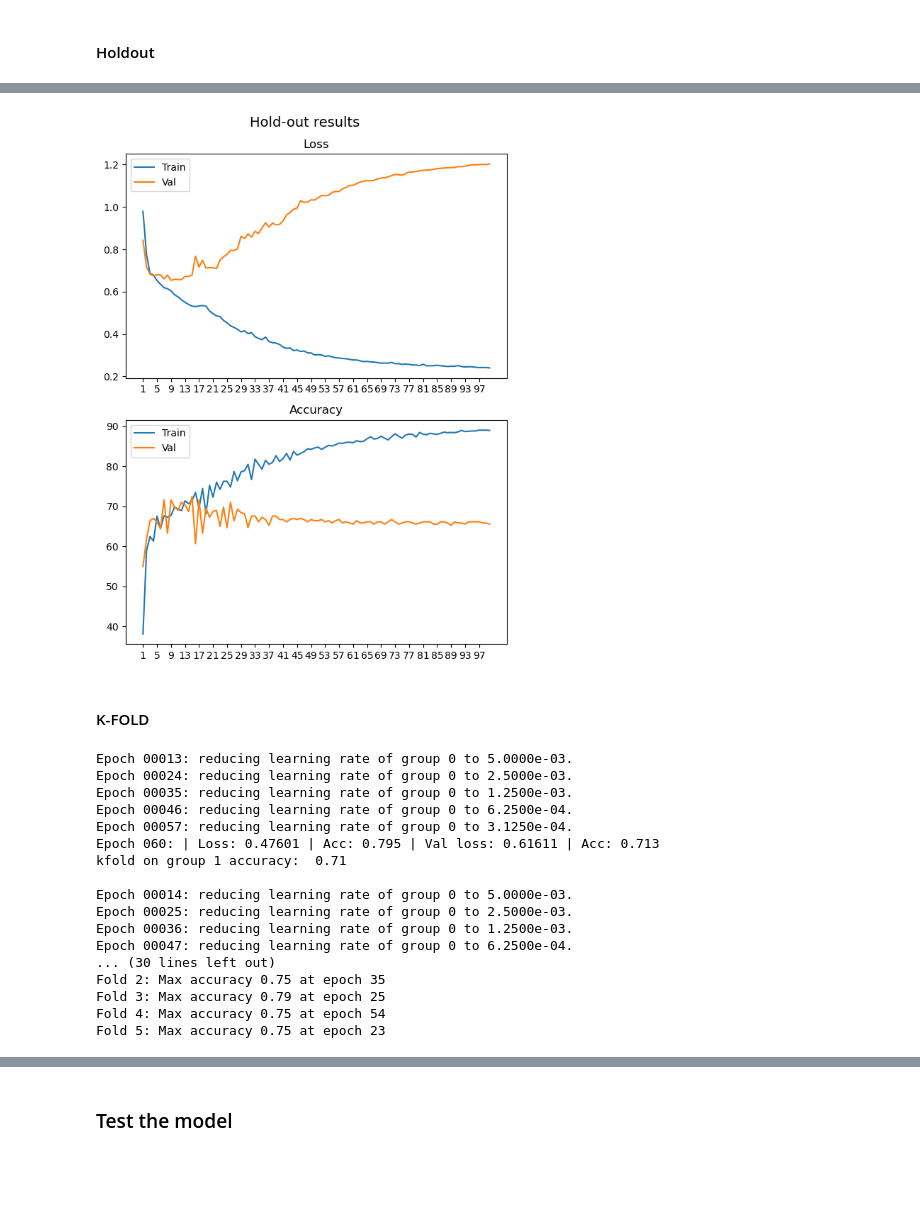
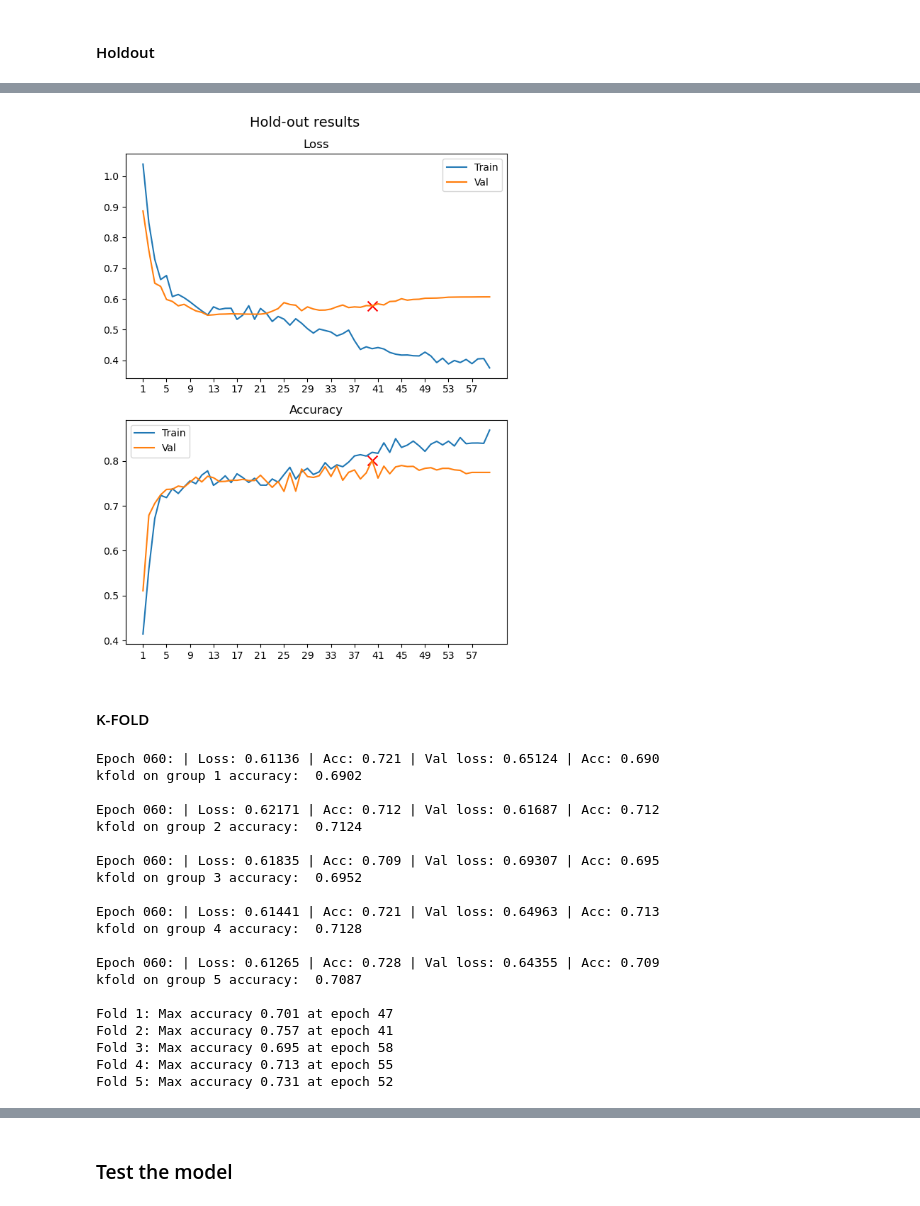
Before and after one commit to Valendrew/counterfactual-explanations, a Jupyter notebook: model_optimization.ipynb, the cells around one changed output, grey strips where cells are left out. Drawn from its saved outputs; the diff is of its cells as text; code cells hidden in the pictures; blank space fills up the shorter version.

Commit message:
new preprocessing and model

```diff
--- a/model_optimization.ipynb
+++ b/model_optimization.ipynb
@@ -126,19 +127,20 @@ X_val: (305, 17), y_val: (305,)
 import torch
 import torchsummary
 # %%
-EPOCHS = 50
-BATCH_SIZE = 1024
-LR = 0.01
+EPOCHS = 60
+BATCH_SIZE = 512
+LR = 0.005
 N_SPLITS = 5
+DROPOUT_RATE = 0.3
 
 device = torch.device("cuda:0" if torch.cuda.is_available() else "cpu")
 print(f"Device: {device}")
 
 num_features = X_train_val.shape[1]
 num_class = len(np.unique(y_train_val))
-hidden_layers = [128, 128, 128, 128]
+hidden_layers = [128, 128, 128]
 
-nn_model = util_models.NNClassification(hidden_layers, num_features, num_class=num_class).to(device)
+nn_model = util_models.NNClassification(hidden_layers, num_features, num_class=num_class, dropout_rate=DROPOUT_RATE).to(device)
 torchsummary.summary(nn_model, (BATCH_SIZE, num_features))
 
 train_test = util_models.TrainTestNetwork(nn_model, util_models.multi_acc, device, SEED)
@@ -146,7 +148,7 @@ weights = util_models.compute_inverse_class_frequency(y_train_val.values, device
 # weights = class_weight.compute_class_weight("balanced", classes=np.unique(y_train_val), y=y_train_val)
 # weights = torch.tensor(weights, dtype=torch.float).to(device)
 
-path_save_model = "models/2_nn_model.pt"
+path_save_model = "models/nn_model.pt"
 
 print(f"Train weights: {weights}")
 # %% [output]
@@ -192,9 +193,13 @@ losses, accuracies = train_test.train_model(
     print_every=1,
     reset_weights=True,
     ce_weights=weights,
-    reduce_lr=True,
+    max_metric=0.76,
+    weight_decay=0.1,
+    reduce_lr=False,
+    cosine_annealing=True,
+    cosine_t0=20,
+    cosine_tmult=2,
     name_model=path_save_model,
-    max_accuracy=70,
 )
 
 max_i, max_acc = np.argmax(accuracies["val"]), np.max(accuracies["val"])
@@ -221,13 +225,15 @@ KeyboardInterrupt:
 # %%
 fig, axs = plt.subplots(2, figsize=(6, 4 * 2))
 
 fig.suptitle("Hold-out results", fontsize=14)
 util_plot.plot_model_results(axs[0], EPOCHS, losses, f"Loss")
+axs[0].scatter(max_i + 1, losses["val"][max_i], marker="x", color="red", s=100, label=f"Min loss {losses['val'][max_i]:.3f} at epoch {max_i+1}")
 util_plot.plot_model_results(axs[1], EPOCHS, accuracies, f"Accuracy")
+axs[1].scatter(max_i + 1, max_acc, marker="x", color="red", s=100, label=f"Max accuracy {max_acc:.3f} at epoch {max_i+1}")
 
 fig.tight_layout()
 # %% [output]
-[figure, old version]
+[figure, new version]
 # %% [markdown]
 #### K-FOLD
 # %%
@@ -238,35 +244,38 @@ n_losses, n_accuracies = train_test.kfold_train_model(
     N_SPLITS,
     epochs=EPOCHS,
     batch_size=BATCH_SIZE,
-    lr=0.01,
+    lr=0.001,
     print_every=EPOCHS,
     ce_weights=weights,
     reduce_lr=True,
-    max_accuracy=0.79,
+    max_metric=0.78,
     name_model=path_save_model,
 )
 
 for i, acc in enumerate(n_accuracies):
     max_i, max_acc = np.argmax(acc["val"]), np.max(acc["val"])
-    print(f"Fold {i+1}: Max accuracy {max_acc:.2f} at epoch {max_i}")
+    print(f"Fold {i+1}: Max accuracy {max_acc:.3f} at epoch {max_i}")
 # %% [output]
-Epoch 00013: reducing learning rate of group 0 to 5.0000e-03.
-Epoch 00024: reducing learning rate of group 0 to 2.5000e-03.
-Epoch 00035: reducing learning rate of group 0 to 1.2500e-03.
-Epoch 00046: reducing learning rate of group 0 to 6.2500e-04.
-Epoch 00057: reducing learning rate of group 0 to 3.1250e-04.
-Epoch 060: | Loss: 0.47601 | Acc: 0.795 | Val loss: 0.61611 | Acc: 0.713
-kfold on group 1 accuracy:  0.71
+Epoch 060: | Loss: 0.61136 | Acc: 0.721 | Val loss: 0.65124 | Acc: 0.690
+kfold on group 1 accuracy:  0.6902
 
-Epoch 00014: reducing learning rate of group 0 to 5.0000e-03.
-Epoch 00025: reducing learning rate of group 0 to 2.5000e-03.
-Epoch 00036: reducing learning rate of group 0 to 1.2500e-03.
-Epoch 00047: reducing learning rate of group 0 to 6.2500e-04.
-... (30 lines left out)
-Fold 2: Max accuracy 0.75 at epoch 35
-Fold 3: Max accuracy 0.79 at epoch 25
-Fold 4: Max accuracy 0.75 at epoch 54
-Fold 5: Max accuracy 0.75 at epoch 23
+Epoch 060: | Loss: 0.62171 | Acc: 0.712 | Val loss: 0.61687 | Acc: 0.712
+kfold on group 2 accuracy:  0.7124
+
+Epoch 060: | Loss: 0.61835 | Acc: 0.709 | Val loss: 0.69307 | Acc: 0.695
+kfold on group 3 accuracy:  0.6952
+
+Epoch 060: | Loss: 0.61441 | Acc: 0.721 | Val loss: 0.64963 | Acc: 0.713
+kfold on group 4 accuracy:  0.7128
+
+Epoch 060: | Loss: 0.61265 | Acc: 0.728 | Val loss: 0.64355 | Acc: 0.709
+kfold on group 5 accuracy:  0.7087
+
+Fold 1: Max accuracy 0.701 at epoch 47
+Fold 2: Max accuracy 0.757 at epoch 41
+Fold 3: Max accuracy 0.695 at epoch 58
+Fold 4: Max accuracy 0.713 at epoch 55
+Fold 5: Max accuracy 0.731 at epoch 52
 # %%
 n_cols = 2
 n_rows = math.ceil(N_SPLITS/2)
```
Also changed, not shown: parts of 28 cells of this notebook, 7 other files.
